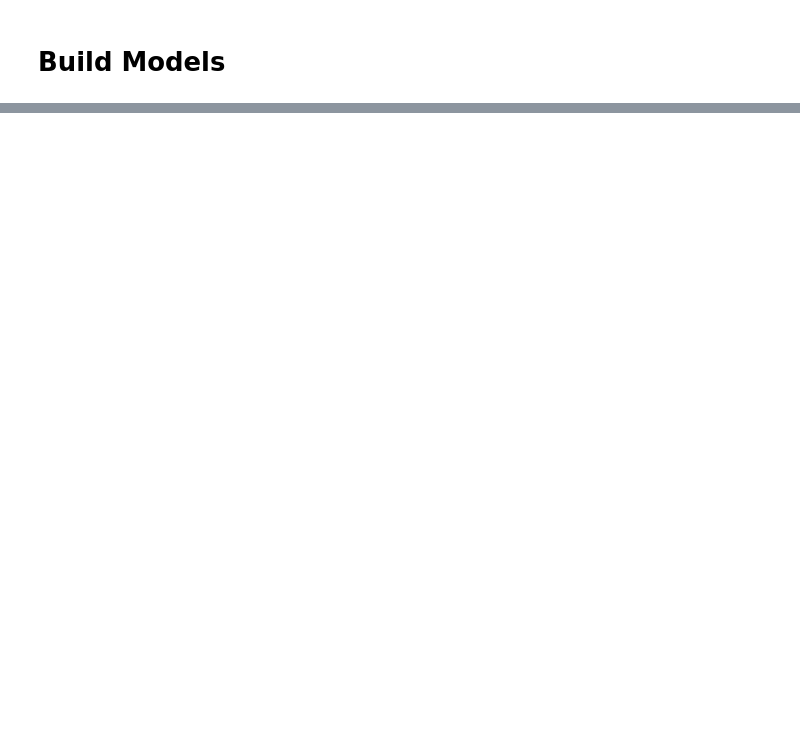
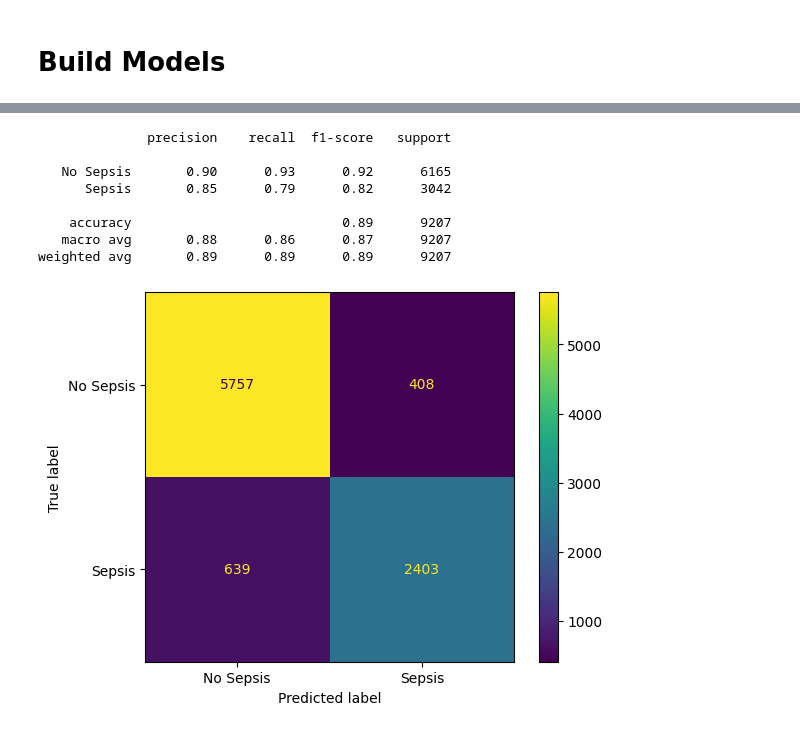
Before and after one commit to nancydu317/SEP787_sepsis_prediction, a Jupyter notebook: sepsis_prediction_EDA.ipynb, the cells around one changed output, grey strips where cells are left out. Saved outputs shown, nothing was run; the diff lists cells and outputs as text; code cells hidden in the pictures; blank space fills up the shorter version.

Commit message:
[+] ADAboosting and Xgboost

```diff
--- a/sepsis_prediction_EDA.ipynb
+++ b/sepsis_prediction_EDA.ipynb
@@ -817,0 +920,9 @@ def eval_model(Y_actual, Y_predict, model_name):
+# %%
+from xgboost import XGBClassifier
+
+
+X_train_xg, X_test_xg, y_train_xg, y_test_xg = train_test_split(X, pd.factorize(Y)[0], test_size=0.2, random_state=101)
+
+
+xgb = XGBClassifier()
+xgb.fit(X_train, Y_train)
@@ -817,0 +941,14 @@ def eval_model(Y_actual, Y_predict, model_name):
+# %%
+Y_pred_XGBoost = xgb.predict(X_test)
+
+result_ADA = eval_model(Y_test, Y_pred_XGBoost, 'XGBoost')
+# %% [output]
+              precision    recall  f1-score   support
+
+   No Sepsis       0.90      0.93      0.92      6165
+      Sepsis       0.85      0.79      0.82      3042
+
+    accuracy                           0.89      9207
+   macro avg       0.88      0.86      0.87      9207
+weighted avg       0.89      0.89      0.89      9207
+[figure, added]
```
Also changed, not shown: parts of 29 cells of this notebook.
